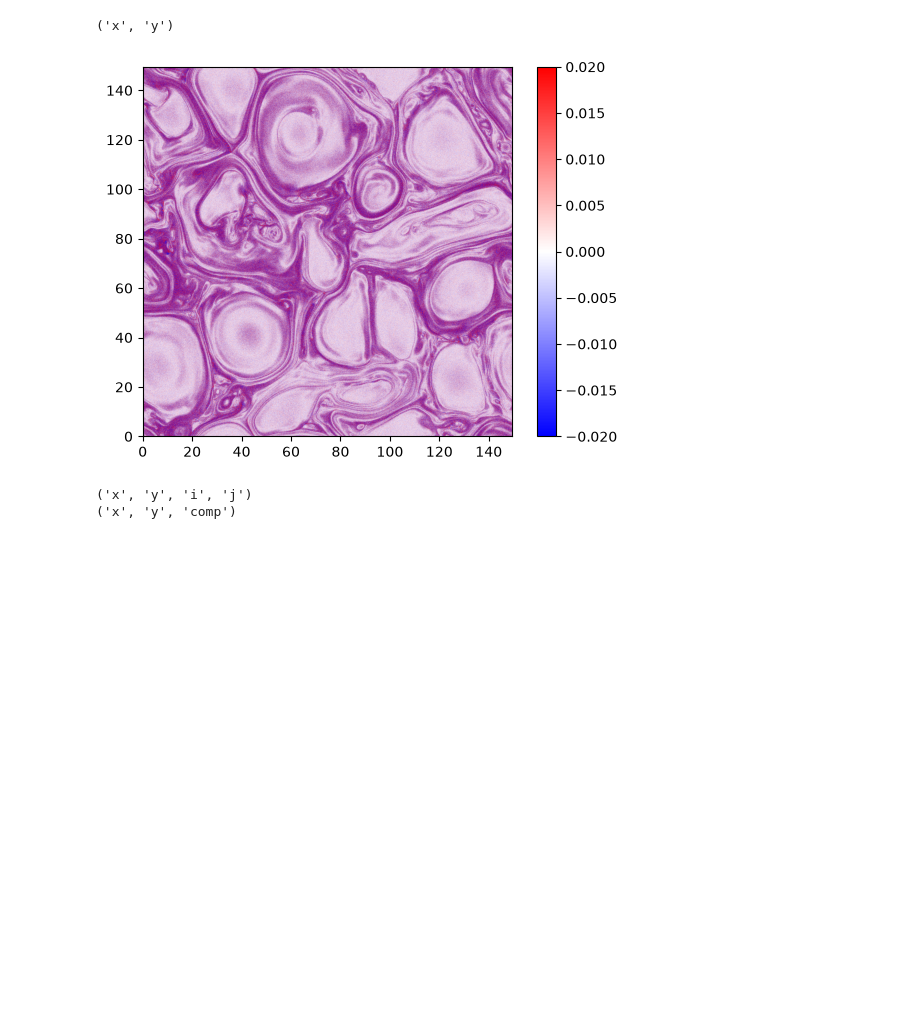
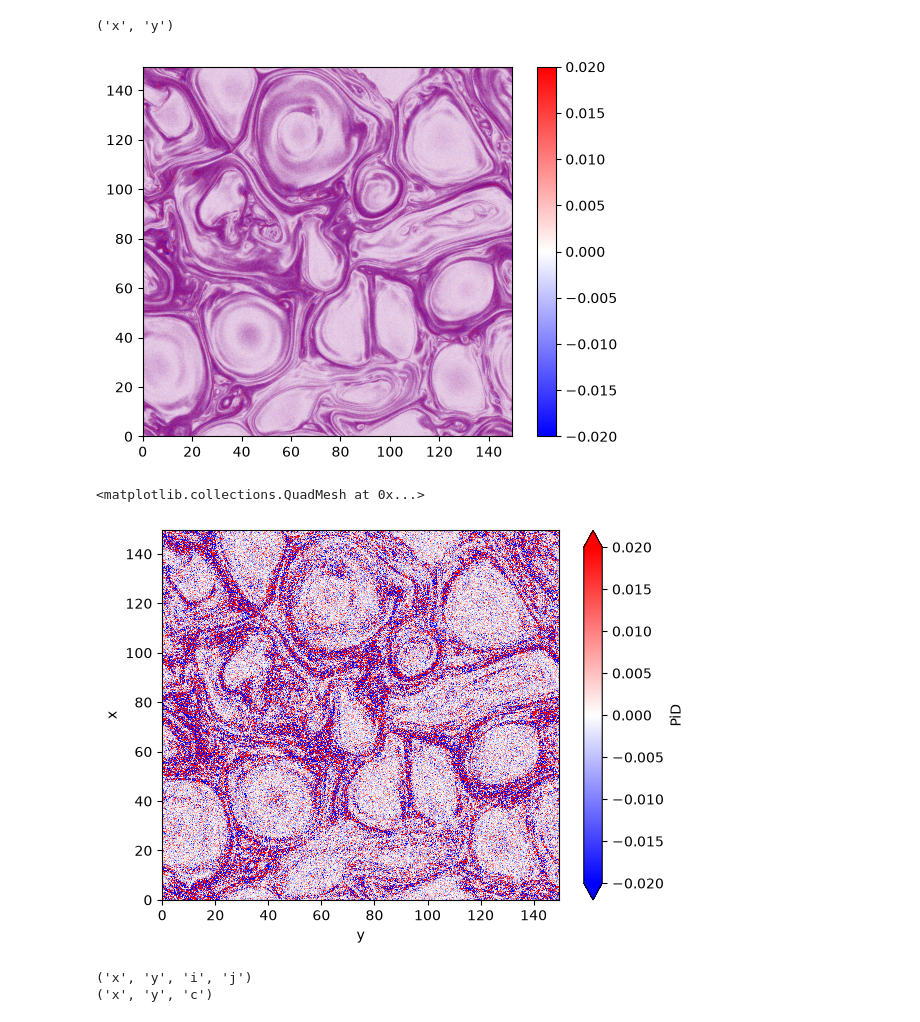
Before and after one commit to jgoodwill1/turbos, a Jupyter notebook: projects/scale_filter/nbs/p3d.ipynb, the cells around one changed output. Saved outputs shown, nothing was run; the diff lists cells and outputs as text; code cells hidden in the pictures; blank space fills up the shorter version.

```diff
--- a/projects/scale_filter/nbs/p3d.ipynb
+++ b/projects/scale_filter/nbs/p3d.ipynb
@@ -76,0 +26,16 @@ print(ue.dims)
+# %%
+run = P3D(
+    "/archive/tulasi/149p6_rs",
+    filenum="000",
+)
+
+ds = run.load_xarray(
+    0,
+    variables=[
+        "B",
+        "ue",
+        "Pe",
+        "ne",
+    ],
+)
+print(ds)
@@ -132,22 +112,26 @@ plt.show()
 from turbos.pressure_strain import pressure_strain
 
 PiDe = pressure_strain(
-    Pe,
-    ue,
+    ds['Pe'],
+    ds['ue'],
 )
 print(PiDe['PiD'].dims)
 # %% [output]
 ('x', 'y')
 # %%
-plt.imshow(PiDe['PiD'], cmap = 'bwr', origin='lower', extent=[raw.x.values[0], raw.x.values[-1], raw.y.values[0], raw.y.values[-1]])
+plt.imshow(PiDe['PiD'], cmap = 'bwr', origin='lower', extent=[ds.x.values[0], ds.x.values[-1], ds.y.values[0], ds.y.values[-1]])
 plt.clim(-0.02, 0.02)
 plt.colorbar()
 plt.show()
+v = 0.02
+PiDe['PiD'].plot(cmap = 'bwr', vmin=-v, vmax=v, x = 'y', y = 'x')
 # %% [output]
 [figure]
+<matplotlib.collections.QuadMesh at 0x...>
+[figure, added]
 # %%
-print(Pe.dims)
-print(ue.dims)
+print(ds['Pe'].dims)
+print(ds['ue'].dims)
 # %% [output]
 ('x', 'y', 'i', 'j')
-('x', 'y', 'comp')
+('x', 'y', 'c')
```
Also changed, not shown: parts of 12 cells of this notebook, 3 other files.
